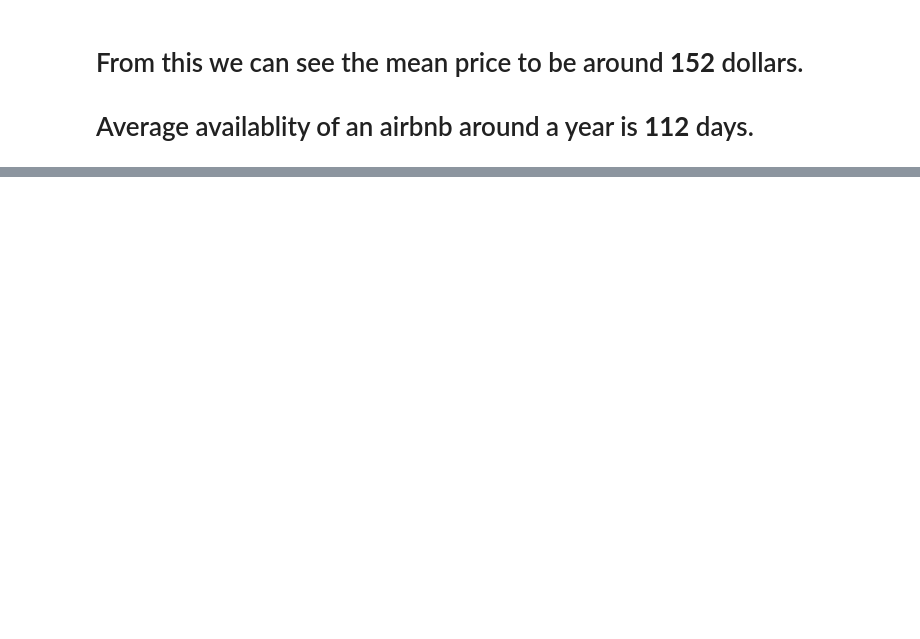
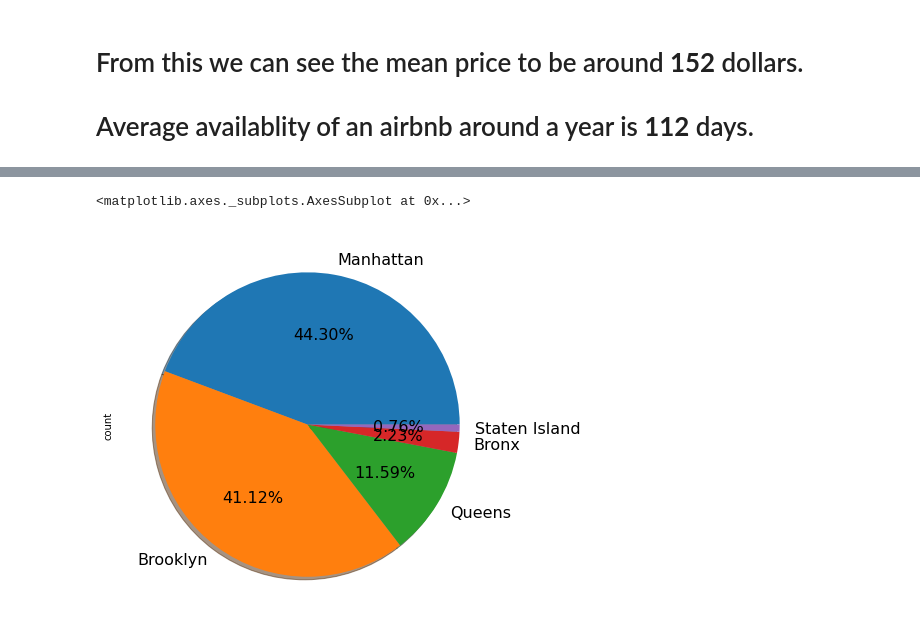
Before and after one commit to vaidande/Airbnb-Booking-Analysis, a Jupyter notebook: Airbnb_Bookings_Analysis_Capstone_Project_by_Ritik_Vaidande.ipynb, the cells around one changed output, grey strips where cells are left out. Saved outputs shown, nothing was run; the diff lists cells and outputs as text; code cells hidden in the pictures; blank space fills up the shorter version.

```diff
--- a/Airbnb_Bookings_Analysis_Capstone_Project_by_Ritik_Vaidande.ipynb
+++ b/Airbnb_Bookings_Analysis_Capstone_Project_by_Ritik_Vaidande.ipynb
@@ -202,0 +258,4 @@ data.describe()
+# %%
+# Number of Airbnb listed in each neighbourhood
+top_neighbourhoods = data.groupby(['neighbourhood_group'])['id'].count().reset_index().sort_values(by = ['id'], ascending = False).rename(columns = {'id':'count'}).head(10)
+top_neighbourhoods
@@ -202,0 +269,7 @@ data.describe()
+# %%
+# Visualizing the number of listings in each neighbourhood through pie chart
+plt.figure(figsize=(7,7))
+top_neighbourhoods['count'].plot(kind = 'pie', autopct='%0.2f%%', startangle=360, fontsize=16, shadow = True, labels = top_neighbourhoods['neighbourhood_group'])
+# %% [output]
+<matplotlib.axes._subplots.AxesSubplot at 0x...>
+[figure, added]
```
Also changed, not shown: parts of 26 cells of this notebook.
